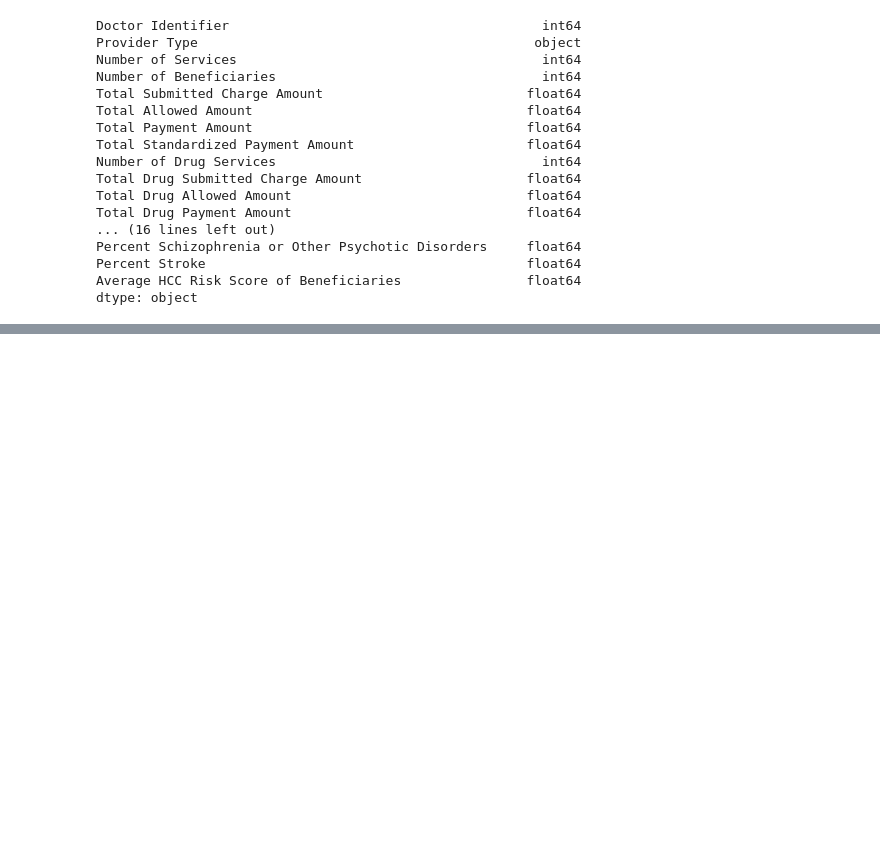
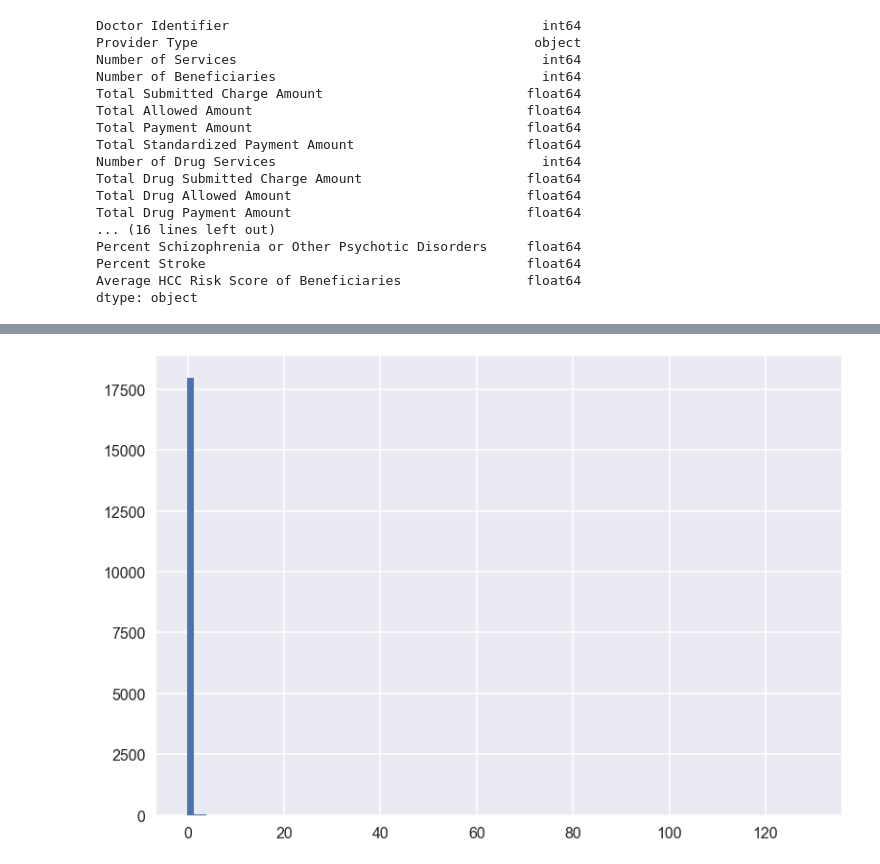
Before and after one commit to amerch/ComputeFest-Data-Challenge, a Jupyter notebook: EDA.ipynb, the cells around one changed output, grey strips where cells are left out. Saved outputs shown, nothing was run; the diff lists cells and outputs as text; code cells hidden in the pictures; blank space fills up the shorter version.

```diff
--- a/EDA.ipynb
+++ b/EDA.ipynb
@@ -189,0 +287,4 @@ Name: Number of Services, Length: 18000, dtype: float64
+# %%
+plt.hist(df_train['Allowed Amount per Beneficiary'], bins = 100);
+# %% [output]
+[figure, added]
```
Also changed, not shown: parts of 28 cells of this notebook.
